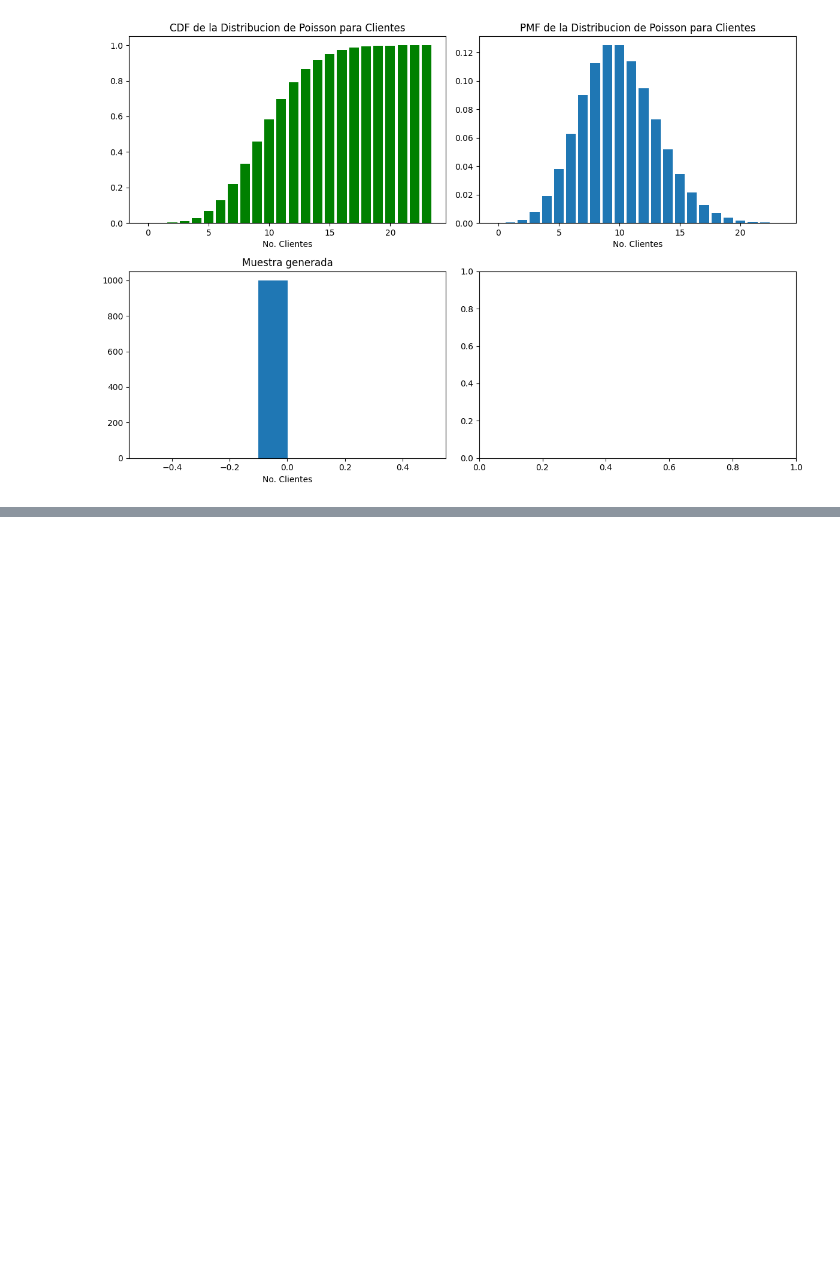
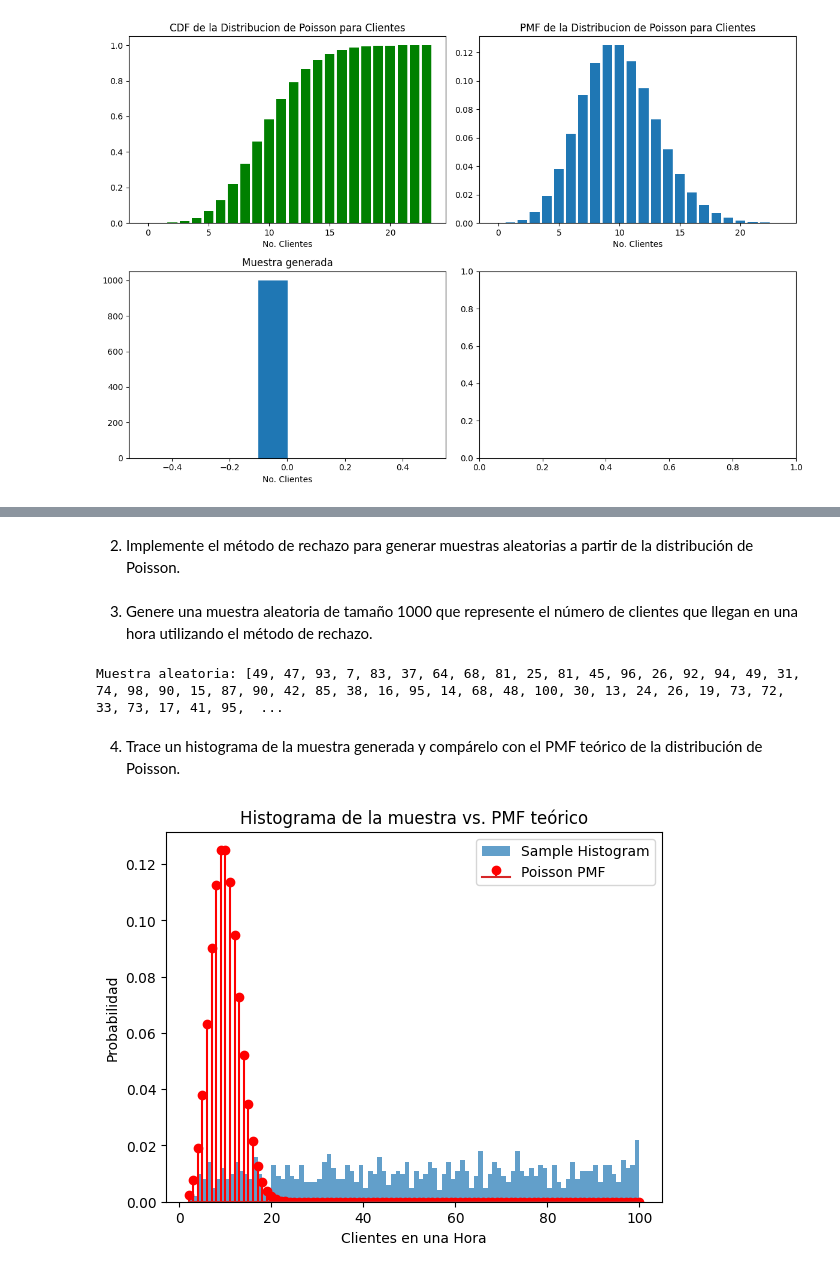
Before and after one commit to Diego-CB/Corto1-ModSim, a Jupyter notebook: corto1.ipynb, the cells around one changed output, grey strips where cells are left out. Cells and saved outputs as stored; diff of their text form; code cells hidden in the pictures; blank space fills up the shorter version.

```diff
--- a/corto1.ipynb
+++ b/corto1.ipynb
@@ -116,0 +160,40 @@ Poisson de destino. Por ejemplo, puede elegir una distribución uniforme o geom
+# %% [markdown]
+2. Implemente el método de rechazo para generar muestras aleatorias a partir de la distribución de Poisson.
+# %%
+def metodo_rechazo(n_samples, lmbd):
+    p = 1 / (lmbd + 1)
+    c = C(lmbd)
+    muestras_obtenidas = []
+
+    while len(muestras_obtenidas) < n_samples:
+        Y = random.randint(1, 100)
+        U = random.uniform(0, 1)
+        if U <= (math.exp(-lmbd) * (lmbd ** Y) / (c * (((1 - p) ** (Y - 1)) * p))):
+            muestras_obtenidas.append(Y)
+
+    return muestras_obtenidas
+# %% [markdown]
+
+3. Genere una muestra aleatoria de tamaño 1000 que represente el número de clientes que llegan en una hora utilizando el método de rechazo.
+# %%
+lambdaV = 10
+cantidad_muestrasA = 1000
+samples = metodo_rechazo(cantidad_muestrasA, lambdaV)
+print("Muestra aleatoria:", samples)
+# %% [output]
+Muestra aleatoria: [49, 47, 93, 7, 83, 37, 64, 68, 81, 25, 81, 45, 96, 26, 92, 94, 49, 31, 74, 98, 90, 15, 87, 90, 42, 85, 38, 16, 95, 14, 68, 48, 100, 30, 13, 24, 26, 19, 73, 72, 33, 73, 17, 41, 95,  ...
+# %% [markdown]
+4. Trace un histograma de la muestra generada y compárelo con el PMF teórico de la distribución de Poisson.
+# %%
+
+plt.hist(samples, bins=range(min(samples), max(samples) + 1), density=True, alpha=0.7)
+x = range(min(samples), max(samples) + 1)
+pmf_theoretical = [(math.exp(-lambdaV) * (lambdaV ** k) / math.factorial(k)) for k in x]
+plt.stem(x, pmf_theoretical, 'r', label='PMF')
+plt.xlabel('Clientes en una Hora')
+plt.ylabel('Probabilidad')
+plt.title('Histograma de la muestra vs. PMF teórico')
+plt.legend()
+plt.show()
+# %% [output]
+[figure, added]
```
Also changed, not shown: parts of 10 cells of this notebook.
